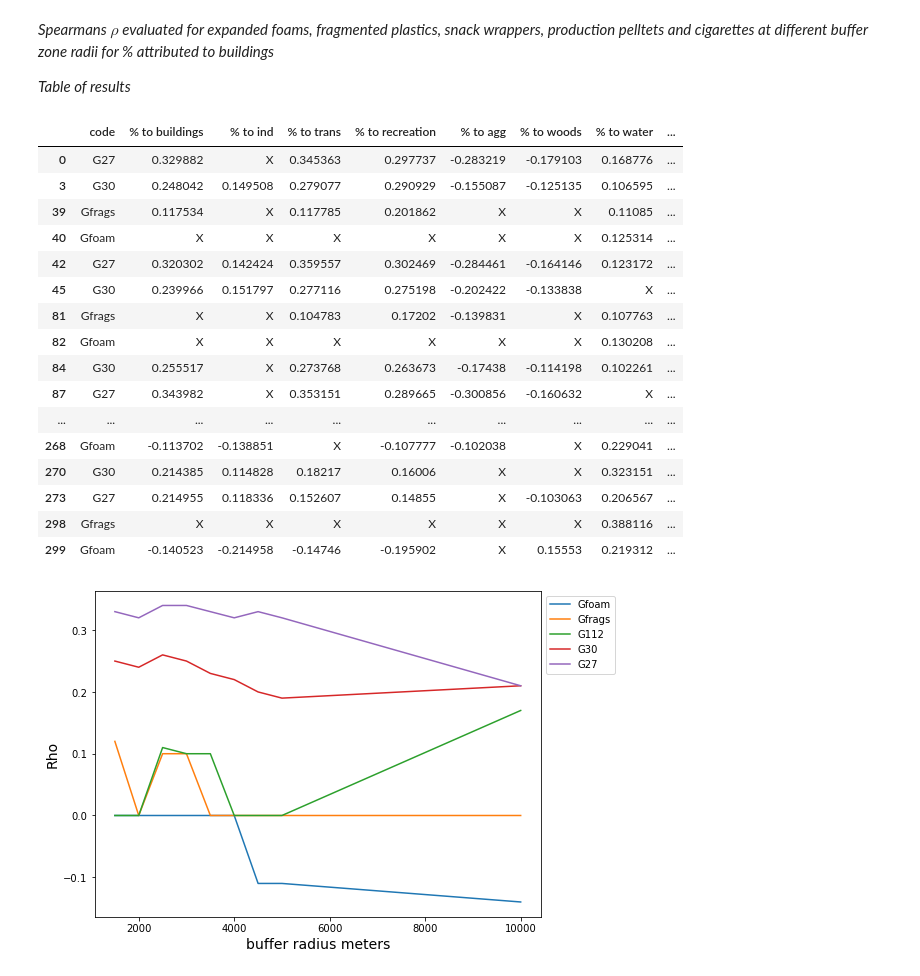
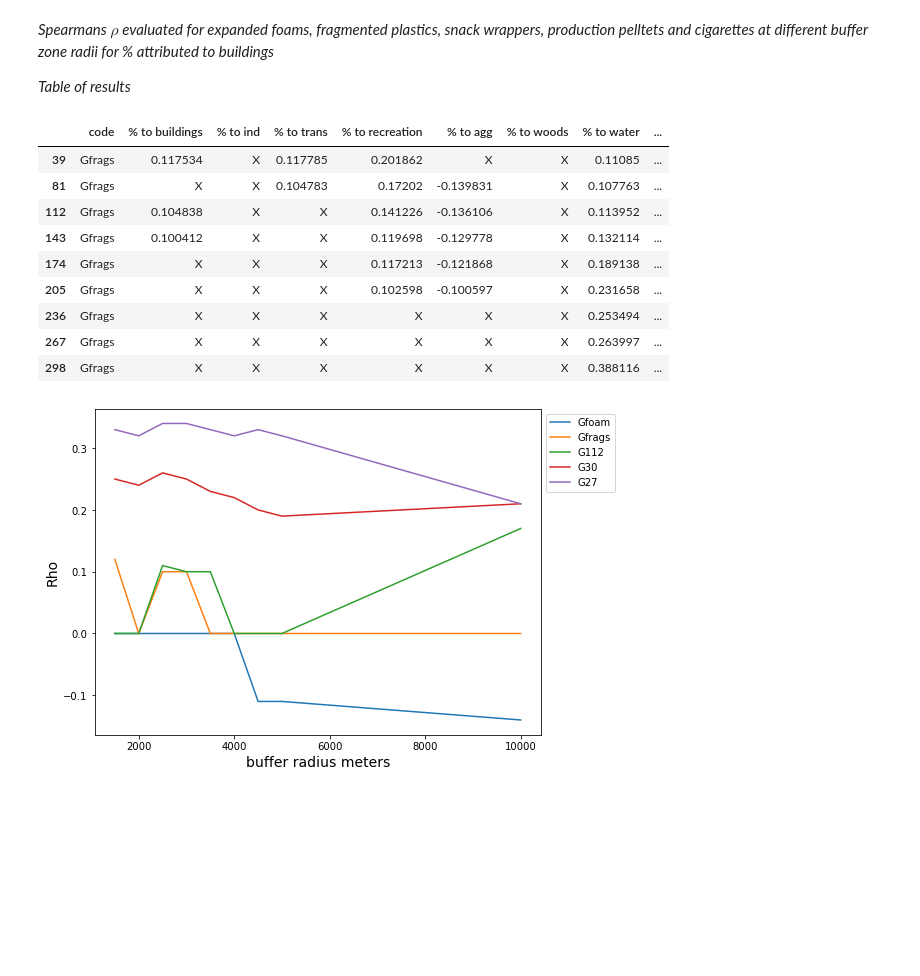
Before and after one commit to hammerdirt-analyst/landuse, a Jupyter notebook: land_use_1500_10000.ipynb, the cells around one changed output. Drawn from its saved outputs; the diff is of its cells as text; code cells hidden in the pictures; blank space fills up the shorter version.

```diff
--- a/land_use_1500_10000.ipynb
+++ b/land_use_1500_10000.ipynb
@@ -794,26 +942,19 @@ srho_results_10000.sort_values(by=['% to buildings', '% to woods', '% to ind', '
 # %%
 comps = pd.concat([srho_results_1500,srho_results_2000, srho_results_2500, srho_results_3000, srho_results_3500, srho_results_4000, srho_results_4500,srho_results_5000,srho_results_10000])
 comps.reset_index(inplace=True)
 comps.rename(columns={'index':'code'}, inplace=True)
-comps[comps.code.isin(['G27', 'Gfrags', 'Gfoam', 'G30'])]
+comps[comps.code.isin(['Gfrags'])]
 # %% [output]
 |  | code | % to buildings | % to ind | % to trans | % to recreation | % to agg | % to woods | % to water | ... |
-| 0 | G27 | 0.329882 | X | 0.345363 | 0.297737 | -0.283219 | -0.179103 | 0.168776 | ... |
-| 3 | G30 | 0.248042 | 0.149508 | 0.279077 | 0.290929 | -0.155087 | -0.125135 | 0.106595 | ... |
 | 39 | Gfrags | 0.117534 | X | 0.117785 | 0.201862 | X | X | 0.11085 | ... |
-| 40 | Gfoam | X | X | X | X | X | X | 0.125314 | ... |
-| 42 | G27 | 0.320302 | 0.142424 | 0.359557 | 0.302469 | -0.284461 | -0.164146 | 0.123172 | ... |
-| 45 | G30 | 0.239966 | 0.151797 | 0.277116 | 0.275198 | -0.202422 | -0.133838 | X | ... |
 | 81 | Gfrags | X | X | 0.104783 | 0.17202 | -0.139831 | X | 0.107763 | ... |
-| 82 | Gfoam | X | X | X | X | X | X | 0.130208 | ... |
-| 84 | G30 | 0.255517 | X | 0.273768 | 0.263673 | -0.17438 | -0.114198 | 0.102261 | ... |
-| 87 | G27 | 0.343982 | X | 0.353151 | 0.289665 | -0.300856 | -0.160632 | X | ... |
-| ... | ... | ... | ... | ... | ... | ... | ... | ... | ... |
-| 268 | Gfoam | -0.113702 | -0.138851 | X | -0.107777 | -0.102038 | X | 0.229041 | ... |
-| 270 | G30 | 0.214385 | 0.114828 | 0.18217 | 0.16006 | X | X | 0.323151 | ... |
-| 273 | G27 | 0.214955 | 0.118336 | 0.152607 | 0.14855 | X | -0.103063 | 0.206567 | ... |
+| 112 | Gfrags | 0.104838 | X | X | 0.141226 | -0.136106 | X | 0.113952 | ... |
+| 143 | Gfrags | 0.100412 | X | X | 0.119698 | -0.129778 | X | 0.132114 | ... |
+| 174 | Gfrags | X | X | X | 0.117213 | -0.121868 | X | 0.189138 | ... |
+| 205 | Gfrags | X | X | X | 0.102598 | -0.100597 | X | 0.231658 | ... |
+| 236 | Gfrags | X | X | X | X | X | X | 0.253494 | ... |
+| 267 | Gfrags | X | X | X | X | X | X | 0.263997 | ... |
 | 298 | Gfrags | X | X | X | X | X | X | 0.388116 | ... |
-| 299 | Gfoam | -0.140523 | -0.214958 | -0.14746 | -0.195902 | X | 0.15553 | 0.219312 | ... |
 # %%
 comps.replace("X", 0, inplace=True)
 fig, ax = plt.subplots(figsize=(8,6))
```
Also changed, not shown: parts of 21 cells of this notebook, 1 other file.
